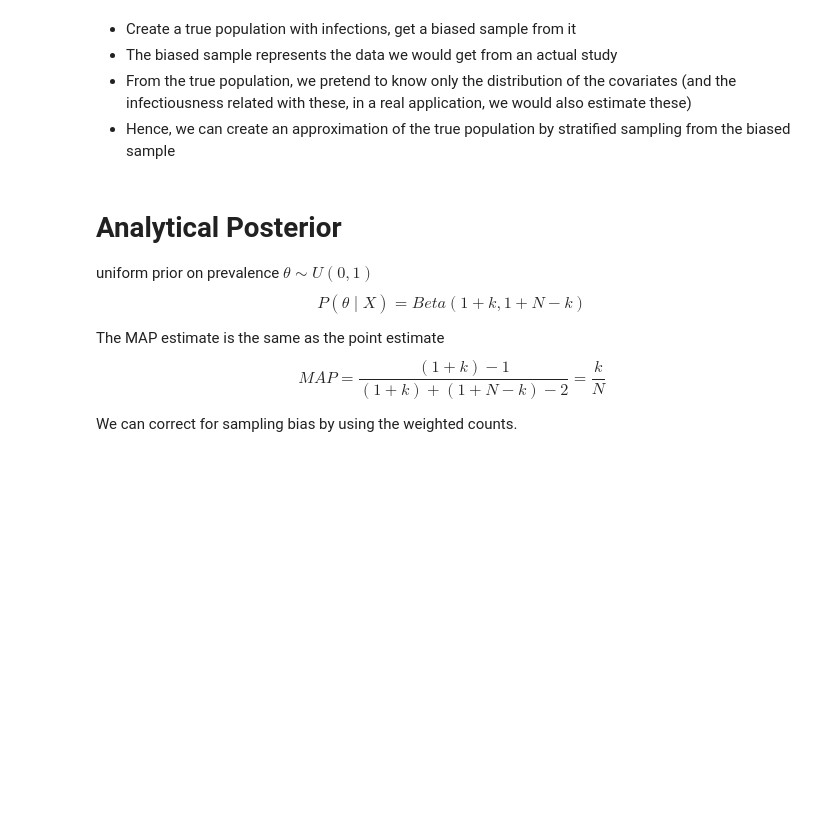
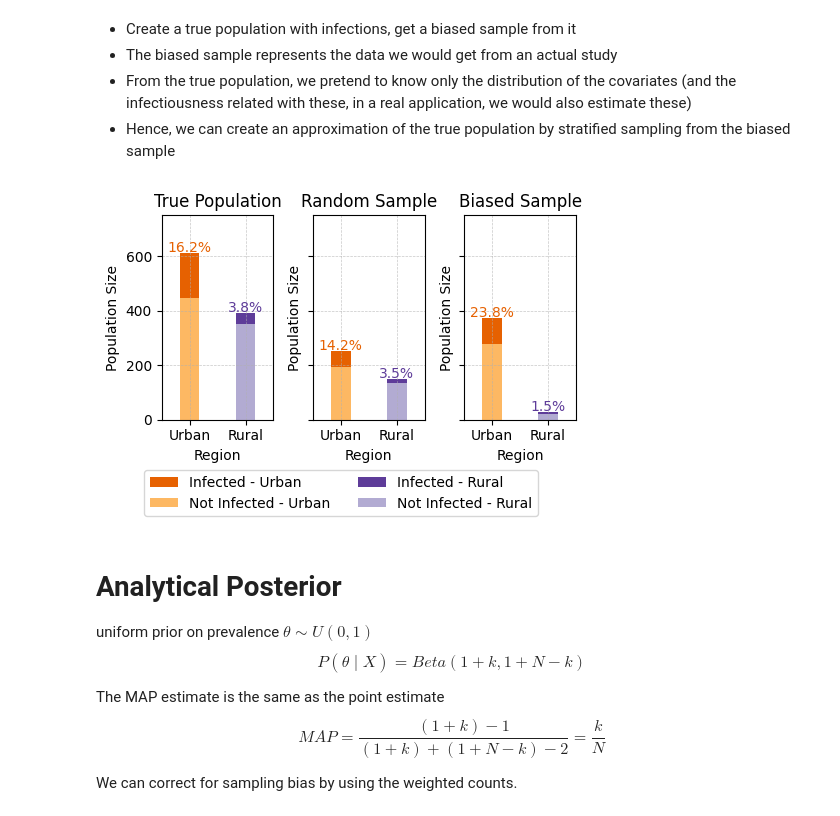
Before and after one commit to arrjon/AmortizedSelectionBias, a Jupyter notebook: Prevalence.ipynb, the cells around one changed output. Drawn from its saved outputs; the diff is of its cells as text; code cells hidden in the pictures; blank space fills up the shorter version.

```diff
--- a/Prevalence.ipynb
+++ b/Prevalence.ipynb
@@ -48,7 +48,7 @@ def generate_true_population(size: int, seed: int = None) -> pd.DataFrame:
         'infected': infections
     })
 
-true_population = generate_true_population(size=10000, seed=42)
+true_population = generate_true_population(size=1000, seed=42)
 # %%
 # generate a biased sample from a full population
 def sample_population(
@@ -67,8 +67,60 @@ def sample_population(
         new_sample = full_population.sample(n=sample_size, replace=False, random_state=seed)
     return new_sample
 
-true_biased_sample = sample_population(true_population, sample_size=200, urban_overrepresented=True, seed=42)
-true_random_sample = sample_population(true_population, sample_size=200, urban_overrepresented=False, seed=42)
+true_biased_sample = sample_population(true_population, sample_size=400, urban_overrepresented=True, seed=42)
+true_random_sample = sample_population(true_population, sample_size=400, urban_overrepresented=False, seed=42)
+# %%
+# Prepare counts for true and biased samples
+true_counts = true_population[['location', 'infected']].value_counts()
+biased_counts = true_biased_sample[['location', 'infected']].value_counts()
+random_counts = true_random_sample[['location', 'infected']].value_counts()
+
+# Plot setup with bars and percentages
+fig, ax = plt.subplots(ncols=3, figsize=(5, 3), sharey=True, sharex=True, tight_layout=True)
+# remove grid
+
+
+# Bar width and colors
+bar_width = 0.35
+pop_type = ['Urban', 'Rural']
+colors = ['#e66101', '#fdb863', '#5e3c99', '#b2abd2']
+
+for i, counts in enumerate([true_counts, random_counts, biased_counts]):
+    ax[i].grid(True, linestyle='--', linewidth=0.5, alpha=0.7)
+
+    # Calculate percentages for true and biased counts
+    percents = counts / counts.sum()
+
+    # True population bars and percentages
+    urban_total = counts[('urban',)].sum()
+    urban_infected = counts[('urban', True)]
+    rural_total = counts[('rural',)].sum()
+    rural_infected = counts[('rural', True)]
+    total_infected = urban_infected + rural_infected
+
+    ax[i].bar(pop_type[0], urban_total, width=bar_width, color=colors[0], alpha=1)
+    ax[i].bar(pop_type[0], urban_total - urban_infected, width=bar_width, color=colors[1], alpha=1)
+    ax[i].bar(pop_type[1], rural_total, width=bar_width, color=colors[2], alpha=1)
+    ax[i].bar(pop_type[1], rural_total - rural_infected, width=bar_width, color=colors[3], alpha=1)
+
+    ax[i].text(0, urban_total+20, f"{urban_infected / counts.sum():.1%}", ha='center', va='center', color=colors[0])
+    ax[i].text(1, rural_total+20, f"{rural_infected / counts.sum():.1%}", ha='center', va='center', color=colors[2])
+
+    ax[i].set_xlabel("Region")
+    ax[i].set_ylabel("Population Size")
+
+# Titles and labels
+ax[0].set_ylim(0, 750)
+ax[0].set_title("True Population")
+ax[2].set_title("Biased Sample")
+ax[1].set_title("Random Sample")
+
+ax[0].set_xlim(-0.5, 1.5)
+fig.legend(["Infected - Urban", "Not Infected - Urban", "Infected - Rural", "Not Infected - Rural"],
+           loc='lower center', ncol=2, bbox_to_anchor=(0.5, -0.15))
+plt.show()
+# %% [output]
+[figure, added]
 # %%
 # calculate the prevalence of the population
 def calculate_prevalence(sample: pd.DataFrame) -> float:
```
Also changed, not shown: parts of 2 cells of this notebook, 24 other files.
